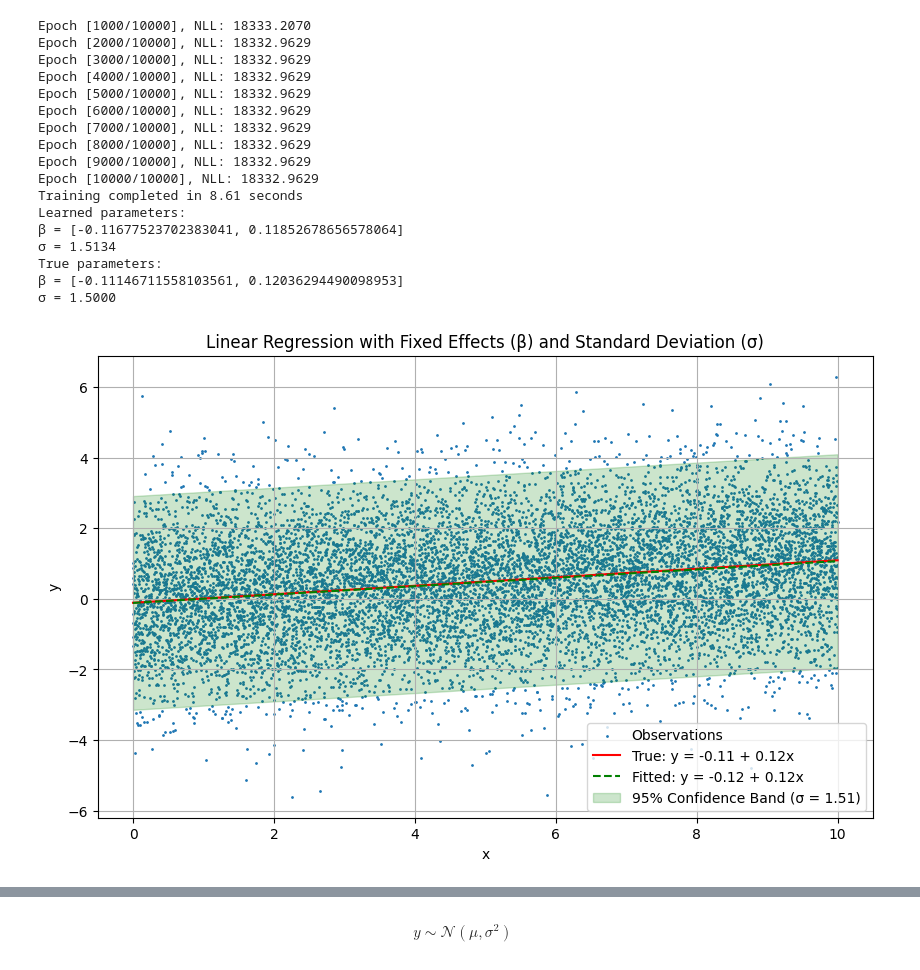
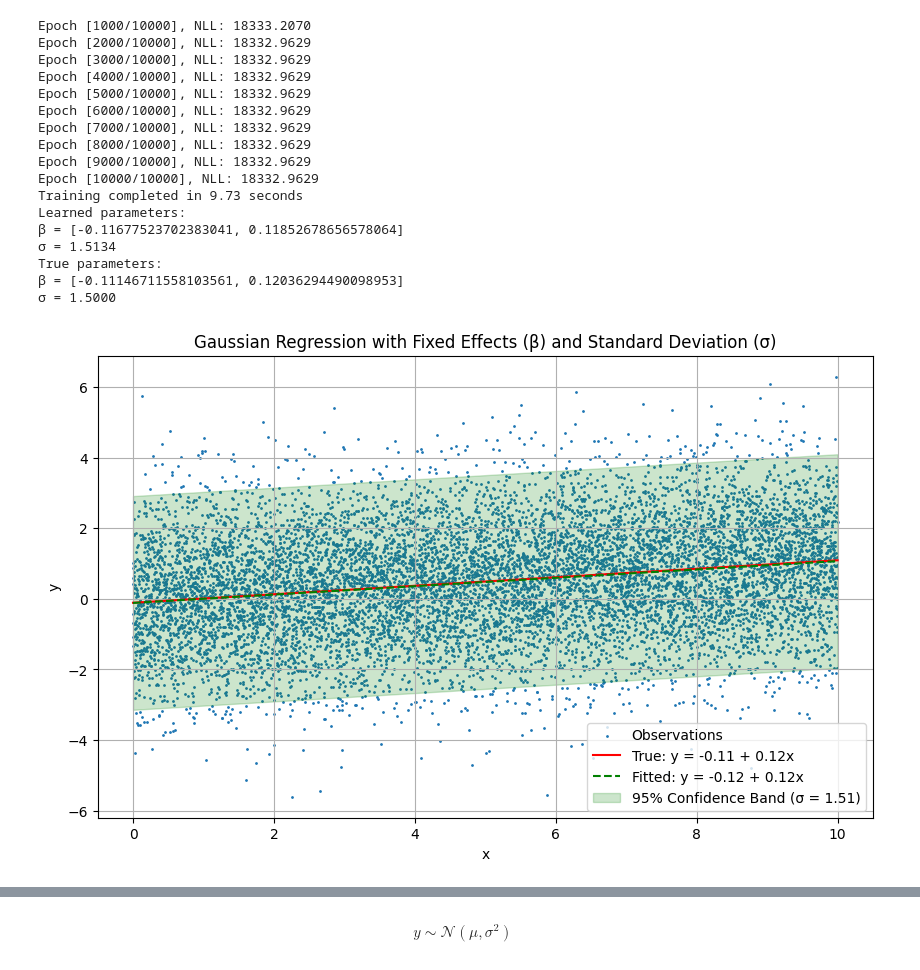
Before and after one commit to blueskycircle/pytorch-models, a Jupyter notebook: notebooks/notebook2.ipynb, the cells around one changed output, grey strips where cells are left out. Drawn from its saved outputs; the diff is of its cells as text; code cells hidden in the pictures.

```diff
--- a/notebooks/notebook2.ipynb
+++ b/notebooks/notebook2.ipynb
@@ -124,39 +124,39 @@ if p == 1:
     plt.xlabel('x')
     plt.ylabel('y')
     plt.legend()
-    plt.title('Linear Regression with Fixed Effects (β) and Standard Deviation (σ)')
+    plt.title('Gaussian Regression with Fixed Effects (β) and Standard Deviation (σ)')
     plt.grid(True)
     plt.show()
 else:
     print("Skipping plot since p > 1 (plotting only works for a single predictor).")
 
 # Plot the loss curve
 plt.figure(figsize=(10, 6))
 plt.plot(range(num_epochs), losses)
 plt.xlabel('Epoch')
 plt.ylabel('Negative Log-Likelihood')
 plt.title('Training Loss Over Time')
 plt.grid(True)
 plt.show()
 # %% [output]
 Epoch [1000/10000], NLL: 18333.2070
 Epoch [2000/10000], NLL: 18332.9629
 Epoch [3000/10000], NLL: 18332.9629
 Epoch [4000/10000], NLL: 18332.9629
 Epoch [5000/10000], NLL: 18332.9629
 Epoch [6000/10000], NLL: 18332.9629
 Epoch [7000/10000], NLL: 18332.9629
 Epoch [8000/10000], NLL: 18332.9629
 Epoch [9000/10000], NLL: 18332.9629
 Epoch [10000/10000], NLL: 18332.9629
-Training completed in 8.61 seconds
+Training completed in 9.73 seconds
 Learned parameters:
 β = [-0.11677523702383041, 0.11852678656578064]
 σ = 1.5134
 True parameters:
 β = [-0.11146711558103561, 0.12036294490098953]
 σ = 1.5000
-[figure, old version]
+[figure, new version]
 [figure]
 # %% [markdown]
 $$y \sim \mathcal{N}(\mu, \sigma^2) $$
```
Also changed, not shown: parts of 2 cells of this notebook, 8 other files.
